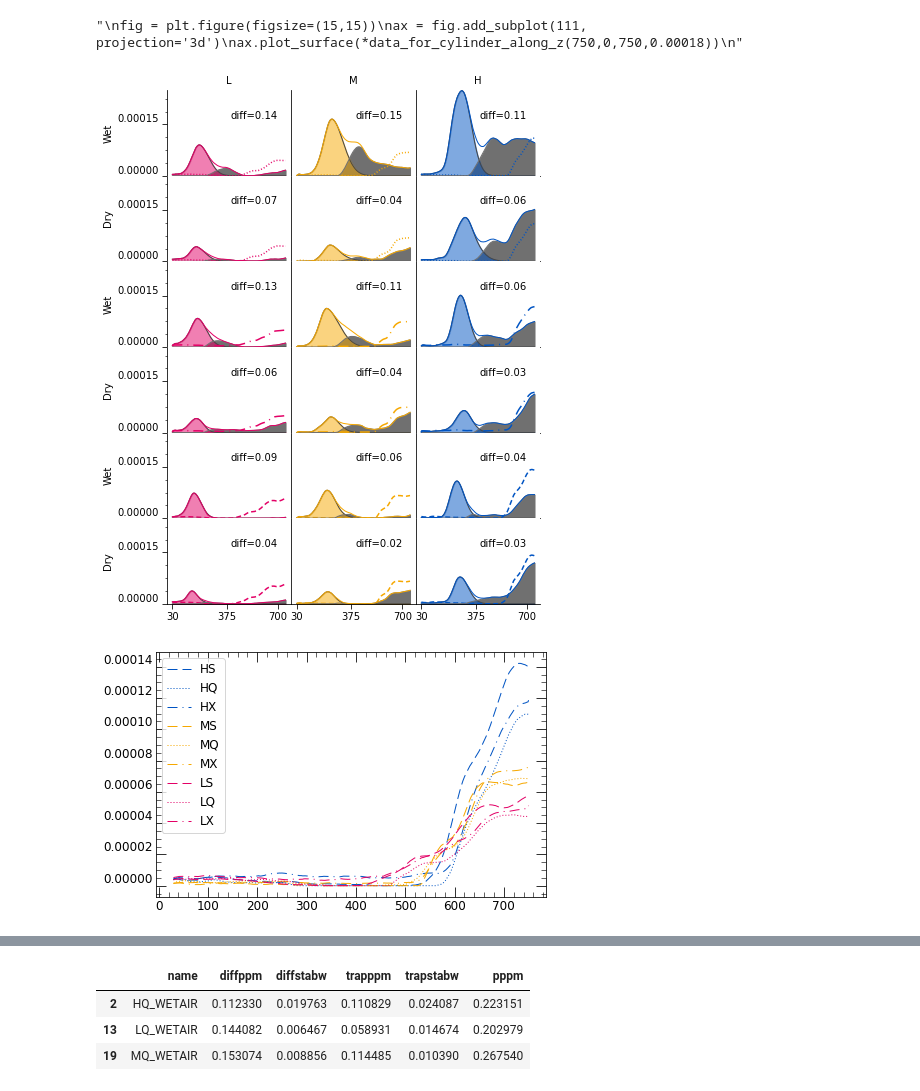
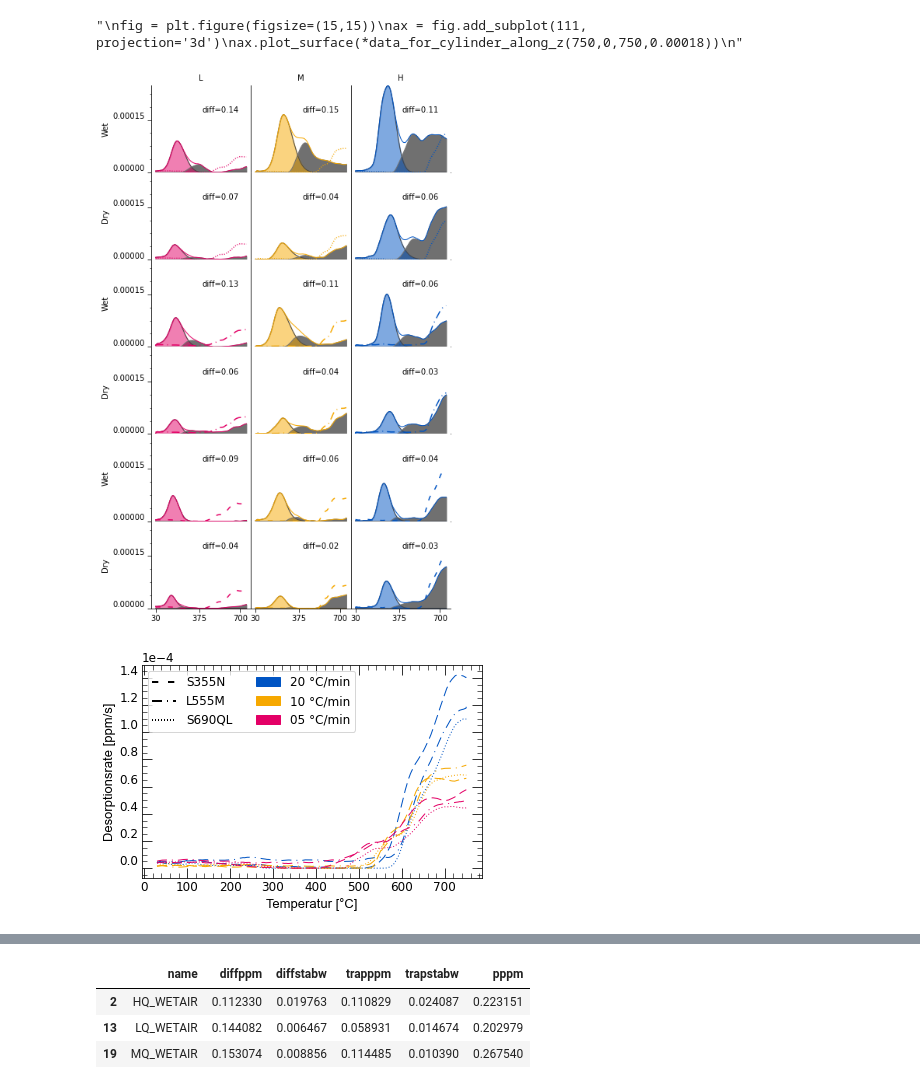
Before and after one commit to KMDE-10/HYDROGEN, a Jupyter notebook: 2020-11_HYDROGEN.ipynb, the cells around one changed output, grey strips where cells are left out. Cells and saved outputs as stored; diff of their text form; code cells hidden in the pictures.

```diff
--- a/2020-11_HYDROGEN.ipynb
+++ b/2020-11_HYDROGEN.ipynb
@@ -1394,57 +1403,82 @@ def diff_trap(ax,type,color,marker):
     ax.set_yticks([0,0.00015])
 def meshplot():
     plt.style.use('C:\\Users\\maede\\.matplotlib\\diss_martin_mesh.mplstyle')
-    fig,axs=plt.subplots(6,3,figsize=(inch(17),inch(24)), sharex='col', sharey='row',gridspec_kw={'hspace': 0, 'wspace': 0})
+    fig,axs=plt.subplots(6,3,figsize=(6.3,9.84), sharex='col', sharey='row',gridspec_kw={'hspace': 0, 'wspace': 0})
     fig.set_constrained_layout
     axn=pd.DataFrame(axs)
     for row in axn.index:
         for col in axn.columns:
             diff_trap(axn.loc[row,col],plotlocation.iloc[row,col],plotcolors.iloc[row,col],plotmarkers.iloc[row,col])
 
     axn.loc[1,:].apply(lambda x:x.set_xticks([]))
     axn.loc[0,0].set_title('L')
     axn.loc[0,1].set_title('M')
     axn.loc[0,2].set_title('H')
     axn.loc[5,:].apply(lambda x:x.set_xticks([30,375,700]))
 
     axn.loc[:,0].apply(lambda x:x.spines['left'].set_visible(True))
     axn.loc[:,1].apply(lambda x:x.spines['left'].set_visible(True))
     axn.loc[:,2].apply(lambda x:x.spines['left'].set_visible(True))
     axn.loc[5,:].apply(lambda x:x.spines['bottom'].set_visible(True))
     axn.loc[4,:].apply(lambda x:x.spines['bottom'].set_visible(True))
     axn.loc[3,:].apply(lambda x:x.spines['bottom'].set_visible(True))
     axn.loc[2,:].apply(lambda x:x.spines['bottom'].set_visible(True))
     axn.loc[1,:].apply(lambda x:x.spines['bottom'].set_visible(True))
     axn.loc[0,:].apply(lambda x:x.spines['bottom'].set_visible(True))
     axn.loc[:,0].apply(lambda x : x.tick_params(axis='y',which='major',length=5))
     axn.loc[:,0].apply(lambda x : x.tick_params(axis='y',which='minor',length=2))
     axn.loc[5,:].apply(lambda x : x.tick_params(axis='x',which='major',length=5,direction='out'))
     axn.loc[[0,2,4],0].apply(lambda x : x.set_ylabel('Wet'))
     axn.loc[[1,3,5],0].apply(lambda x : x.set_ylabel('Dry'))
+    #plt.ticklabel_format(axis="y", style="sci", scilimits=(0,0))
 
     #display(axn)
-    fig.savefig('res_mesh01.svg',dpi=500,bbox_inches='tight')
+    fig.subplots_adjust(bottom=0.03, top=0.98, left=0.15, right=1)
+    fig.savefig('res_mesh01.png',dpi=500)
     plt.show()
 meshplot()
 # %% [output]
-[figure, old version]
+[figure, new version]
 # %%
+import matplotlib.patches as mpatches
+import matplotlib.lines as mlines
+dash_line = mlines.Line2D([], [], color='black', ls='--', label='S355N',lw=2)
+dot_line = mlines.Line2D([], [], color='black', ls=':', label='S690QL',lw=2)
+dashdot_line = mlines.Line2D([], [], color='black', ls='-.', label='L555M',lw=2)
+
+magenta_patch = mpatches.Patch(color='#E30066', label='05 °C/min')
+orange_patch = mpatches.Patch(color='#F6A800', label='10 °C/min')
+blue_patch = mpatches.Patch(color='#0054c3', label='20 °C/min')
+
 plt.style.use('C:\\Users\\maede\\.matplotlib\\diss_martin_general.mplstyle')
 stylemap={'Q':':','X':'-.','S':'--'}
+legend={'HS':'S355N 20 K/min','HQ':'S690QL 20 K/min','HX':'L555M 20 K/min','MS':'S355N 10 K/min',
+        'MQ':'S690QL 10 K/min','MX':'L555M   10 K/min','LS':'S355N   5 K/min','LQ':'S690QL  5 K/min','LX':'L555M   5 K/min'}
+
 def matplot (type):
-    fig,ax = plt.subplots()
+    fig=plt.figure()
+    ax=fig.add_axes([0.132,0.125,0.75,0.75])
     for key in mmaterials:
         if key.startswith('H'):
 
-            ax.plot(mmaterials[key].roundtemperature,mmaterials[key].ppms[:],c='#0054c3',ls=stylemap[key[1]],label=key)
+            ax.plot(mmaterials[key].roundtemperature,mmaterials[key].ppms[:],c='#0054c3',ls=stylemap[key[1]],label=legend[key])
         elif key.startswith('M'):
-            ax.plot(mmaterials[key].roundtemperature,mmaterials[key].ppms[:],c='#F6A800',ls=stylemap[key[1]],label=key)
+            ax.plot(mmaterials[key].roundtemperature,mmaterials[key].ppms[:],c='#F6A800',ls=stylemap[key[1]],label=legend[key])
         elif key.startswith('L'):
-            ax.plot(mmaterials[key].roundtemperature,mmaterials[key].ppms[:],c='#E30066',ls=stylemap[key[1]],label=key)
-    ax.legend(loc='best')
+            ax.plot(mmaterials[key].roundtemperature,mmaterials[key].ppms[:],c='#E30066',ls=stylemap[key[1]],label=legend[key])
+    axbox = ax.get_position()
+    ax.legend(handles=[dash_line,dashdot_line,dot_line,blue_patch,orange_patch,magenta_patch],ncol=2)
+    #bbox_to_anchor=[0, axbox.y0-0.28,1,1],
+    #ax.legend(loc='upper left', ncol=1, bbox_transform=fig.transFigure)
+
+    plt.ticklabel_format(axis="y", style="sci", scilimits=(0,0))
+    #ax.yaxis.set_major_formatter(mtick.FormatStrFormatter('%.e'))
+    fontproperties = {'font':'Arial','size':13}
+    ax.set_ylabel('Desorptionsrate [ppm/s]',fontproperties)
+    ax.set_xlabel('Temperatur [°C]',fontproperties)
     plt.show()
-    fig.savefig('matplot_res01.svg',dpi=500,bbox_inches='tight')
+    fig.savefig('matplot_res01.png',dpi=500)
 matplot('type')
 # %% [output]
-[figure, old version]
+[figure, new version]
 # %%
```
Also changed, not shown: parts of 9 cells of this notebook, 1 other file.
